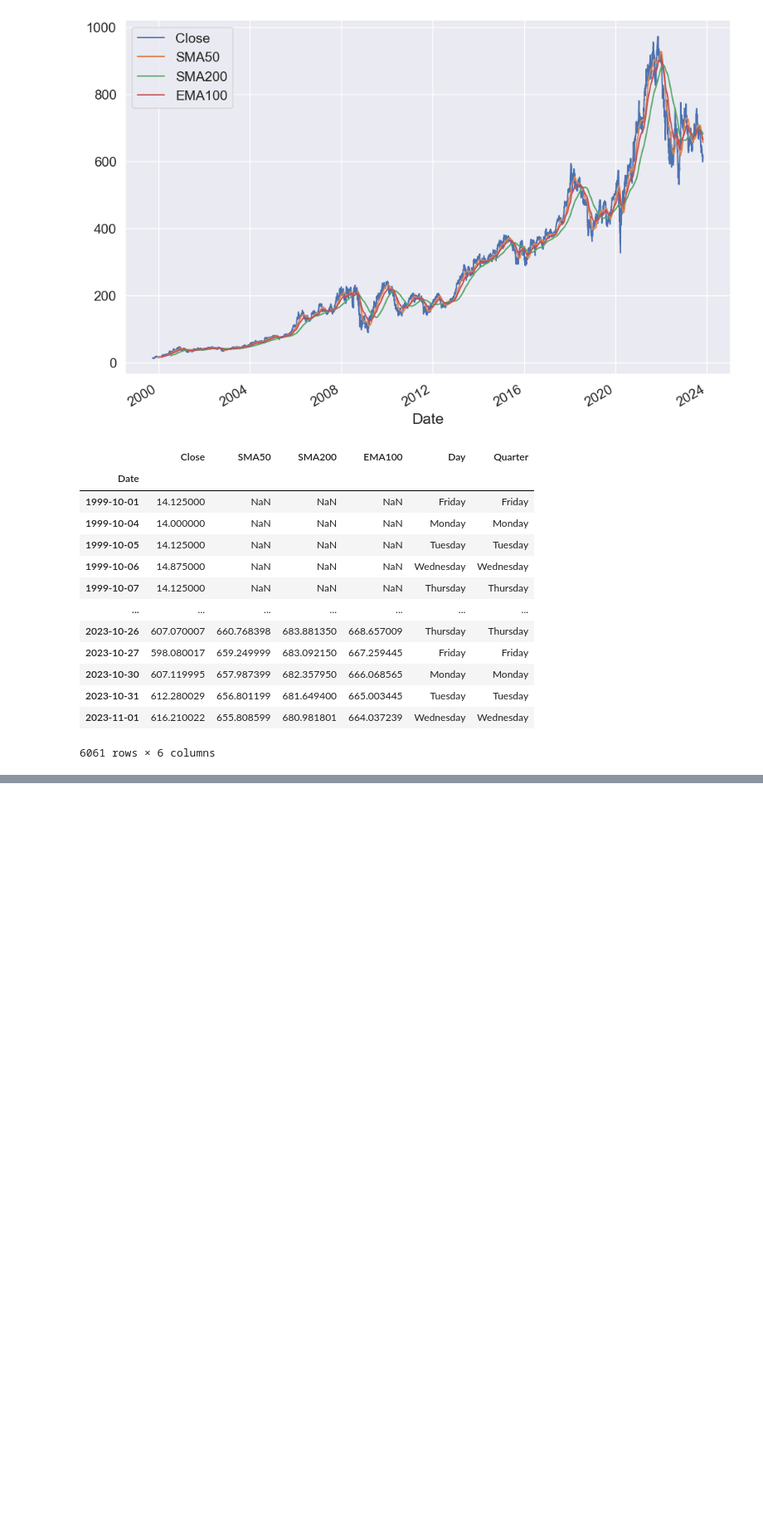
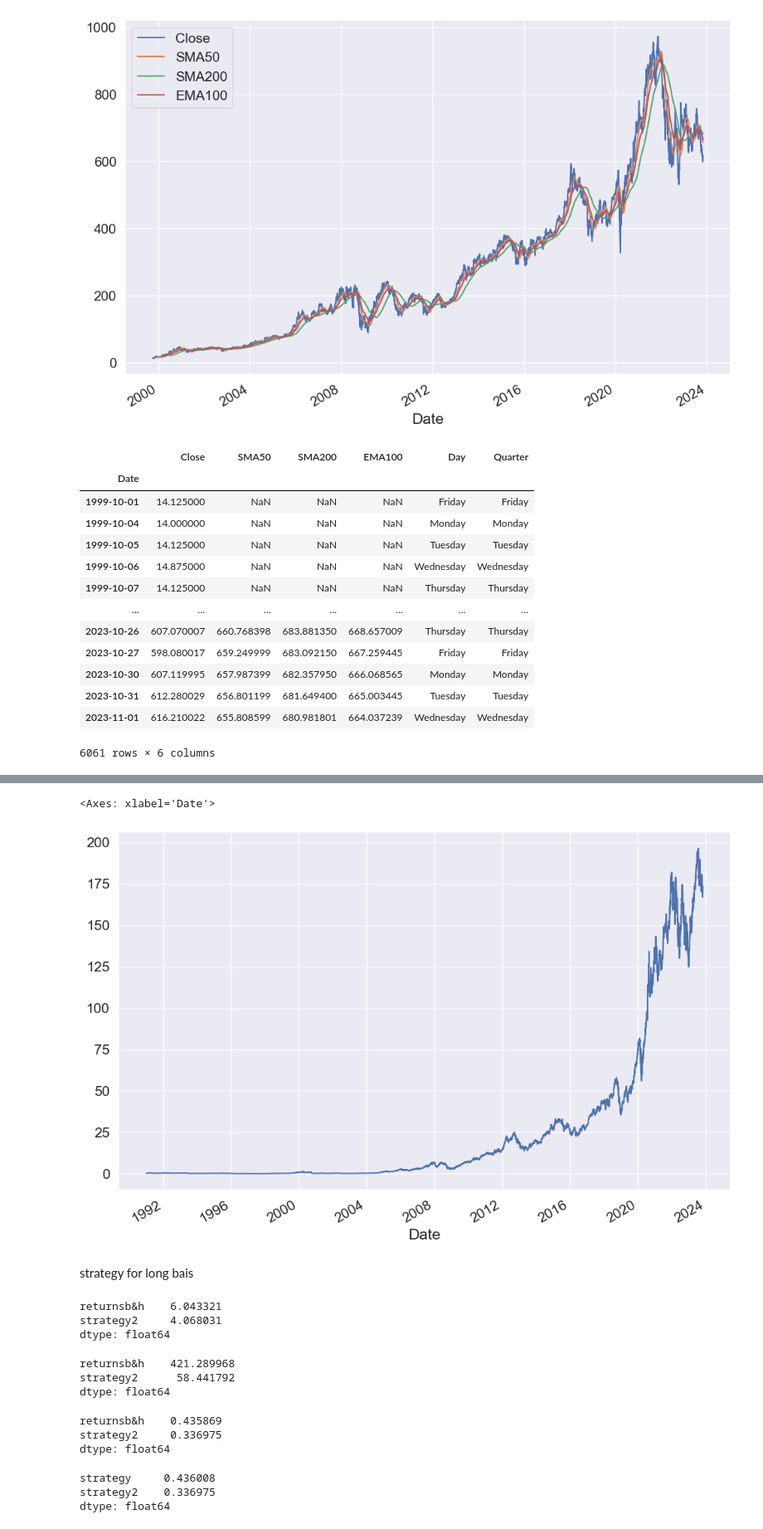
Before and after one commit to aalsaedi265/algo_trade_basic, a Jupyter notebook: algo.ipynb, the cells around one changed output, grey strips where cells are left out. Shown at 83% size. Saved outputs shown, nothing was run; the diff lists cells and outputs as text; code cells hidden in the pictures; blank space fills up the shorter version.

```diff
--- a/algo.ipynb
+++ b/algo.ipynb
@@ -637,0 +681,34 @@ spy = yf.downlaod("BLK")
+# %%
+data.Close.plot(figsize=(12,8)) #short positions
+# %% [output]
+<Axes: xlabel='Date'>
+[figure, added]
+# %% [markdown]
+strategy for long bais
+# %%
+data["position2"]=np.where(data["sma_s"]>data["sma_l"],1,0)
+data["strategy2"]=data["returnsb&h"]*data.position2.shift(1)
+data.dropna(inplace=True)
+data[["returnsb&h","strategy2"]].sum()
+# %% [output]
+returnsb&h    6.043321
+strategy2     4.068031
+dtype: float64
+# %%
+data[["returnsb&h","strategy2"]].sum().apply(np.exp) # what 1$ will be
+# %% [output]
+returnsb&h    421.289968
+strategy2      58.441792
+dtype: float64
+# %%
+data[["returnsb&h","strategy2"]].std()*np.sqrt(252)
+# %% [output]
+returnsb&h    0.435869
+strategy2     0.336975
+dtype: float64
+# %%
+data[["strategy","strategy2"]].std()*np.sqrt(252) #the smaller the number the better
+# %% [output]
+strategy     0.436008
+strategy2    0.336975
+dtype: float64
```
Also changed, not shown: parts of 5 cells of this notebook.
